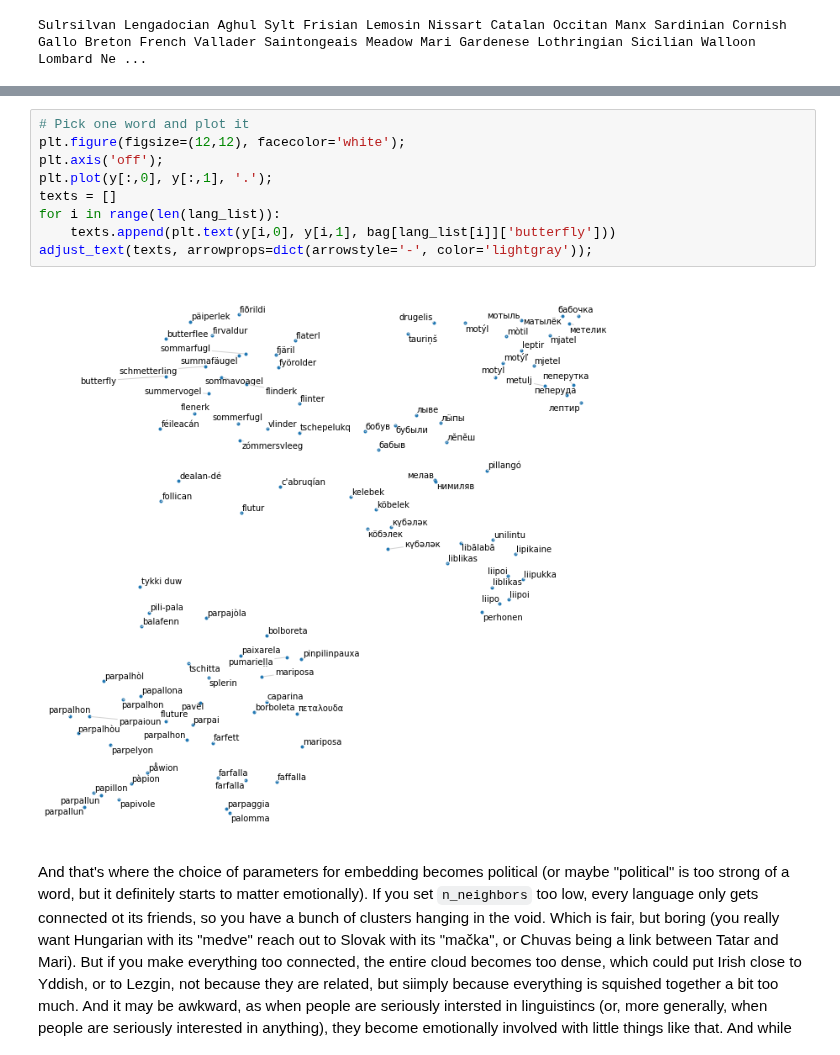
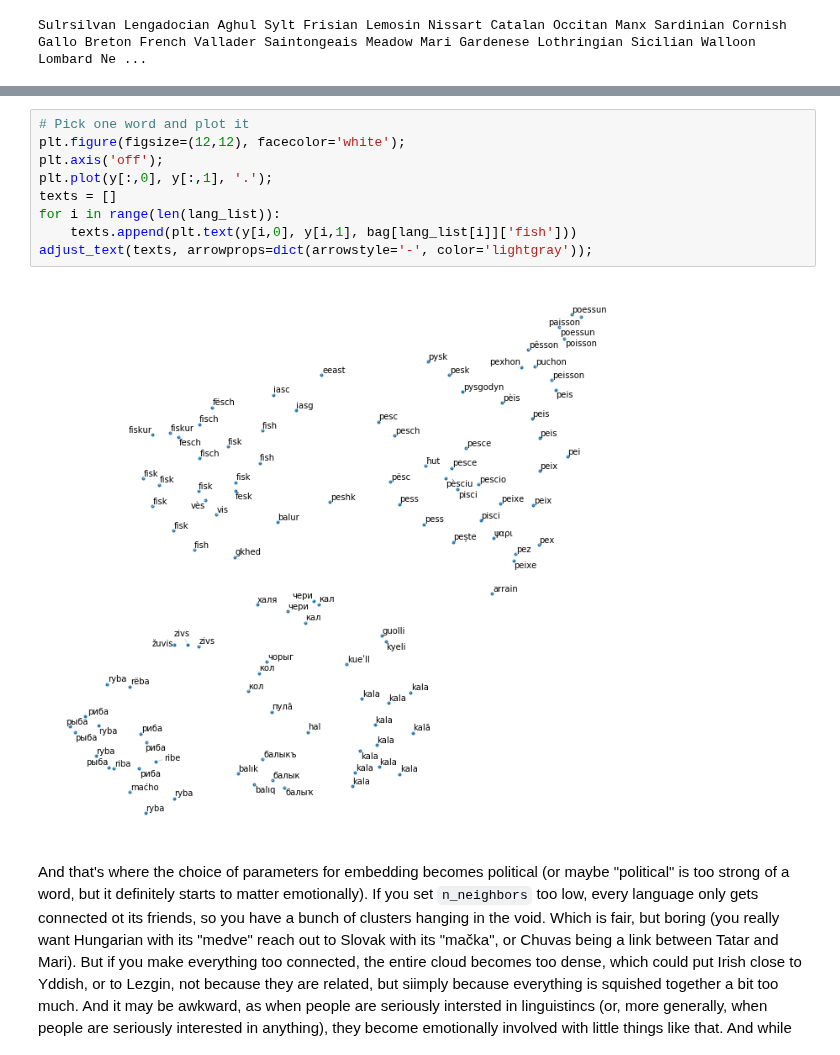
Before and after one commit to khakhalin/Sketches, a Jupyter notebook: text_games/lang_cloud.ipynb, the cells around one changed output, grey strips where cells are left out. Drawn from its saved outputs; the diff is of its cells as text.

```diff
--- a/text_games/lang_cloud.ipynb
+++ b/text_games/lang_cloud.ipynb
@@ -241,14 +241,14 @@ for i in range(len(lang_list)):
 # %%
 # Pick one word and plot it
 plt.figure(figsize=(12,12), facecolor='white');
 plt.axis('off');
 plt.plot(y[:,0], y[:,1], '.');
 texts = []
 for i in range(len(lang_list)):
-    texts.append(plt.text(y[i,0], y[i,1], bag[lang_list[i]]['butterfly']))
+    texts.append(plt.text(y[i,0], y[i,1], bag[lang_list[i]]['fish']))
 adjust_text(texts, arrowprops=dict(arrowstyle='-', color='lightgray'));
 # %% [output]
-[figure, old version]
+[figure, new version]
 # %% [markdown]
 And that's where the choice of parameters for embedding becomes political (or maybe "political" is too strong of a word, but it definitely starts to matter emotionally). If you set `n_neighbors` too low, every language only gets connected ot its friends, so you have a bunch of clusters hanging in the void. Which is fair, but boring (you really want Hungarian with its "medve" reach out to Slovak with its "mačka", or Chuvas being a link between Tatar and Mari). But if you make everything too connected, the entire cloud becomes too dense, which could put Irish close to Yddish, or to Lezgin, not because they are related, but siimply because everything is squished together a bit too much. And it may be awkward, as when people are seriously intersted in linguistincs (or, more generally, when people are seriously interested in anything), they become emotionally involved with little things like that. And while we know that the results of UMAP mean that similar languages would be placed close, _but not necessarily the other way around_, this is not at all obvious to a person looking at your cloud in a Twitter feed.
 
```
Also changed, not shown: parts of 8 cells of this notebook, 3 other files.
